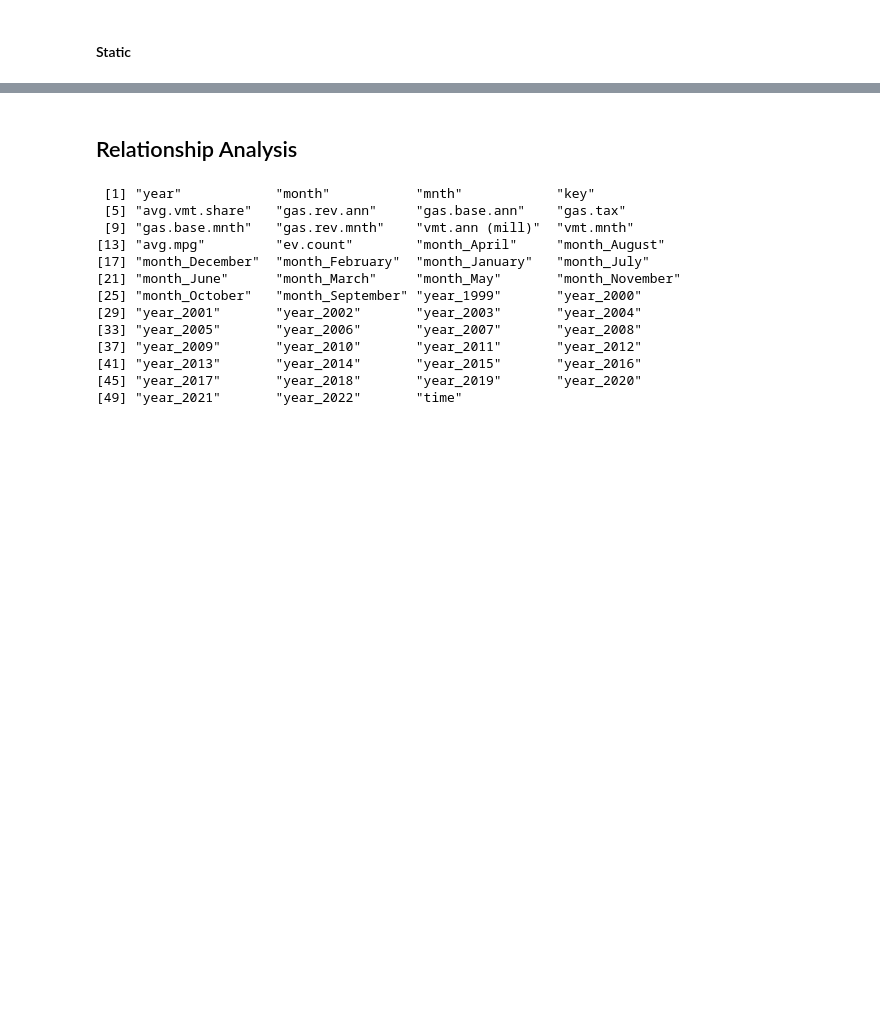
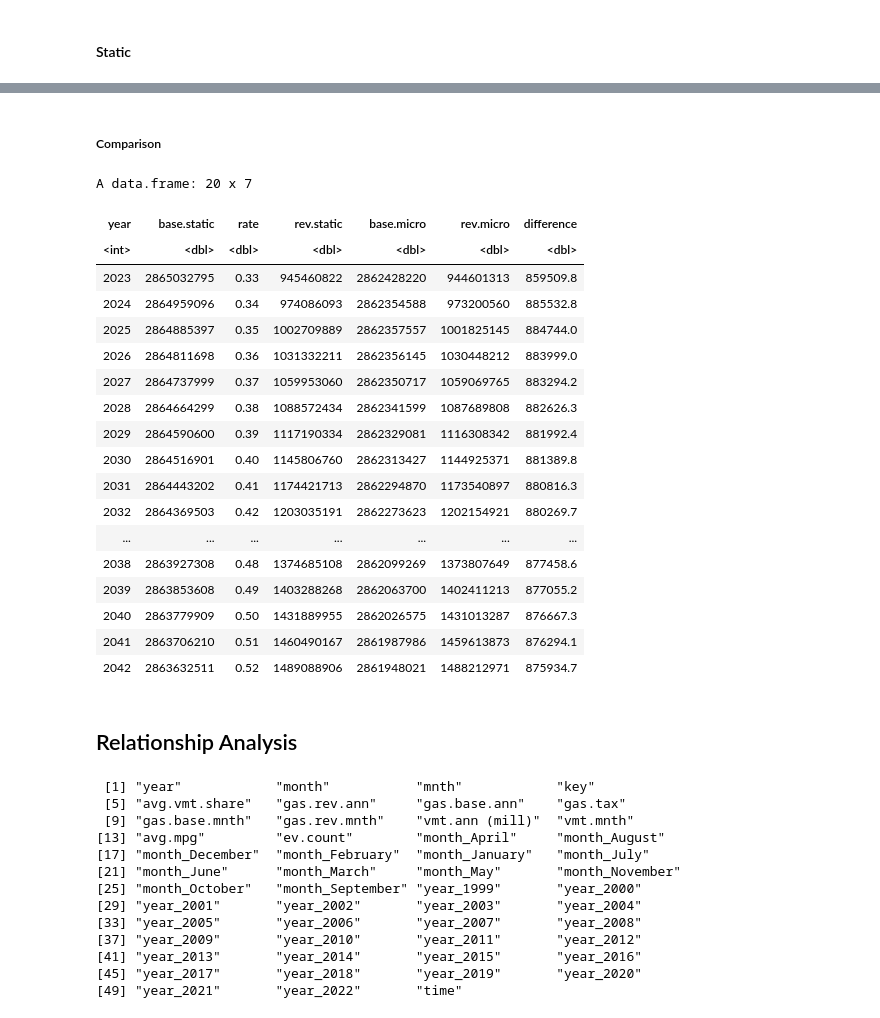
Before and after one commit to n-smalley/f606-Final-Project, a Jupyter notebook: analysis-r.ipynb, the cells around one changed output, grey strips where cells are left out. Saved outputs shown, nothing was run; the diff lists cells and outputs as text; code cells hidden in the pictures; blank space fills up the shorter version.

```diff
--- a/analysis-r.ipynb
+++ b/analysis-r.ipynb
@@ -145,3 +379,37 @@ share.mnth$ev.hat = ev.m$coefficients[[1]] + ev.m$coefficients[[2]]*(share.mnth$
+# %% [markdown]
+##### Comparison
+# %%
+scoreg.fc = data.frame(year = c(rep(2023:2042,12)))
+scoreg.fc = data.frame(year = c(scoreg.fc[order(scoreg.fc$year),]))
+scoreg.fc$base.static = 1
+scoreg.fc = aggregate(base.static ~ year, scoreg.fc,sum)
+scoreg.fc$base.static = staticg.fc$gas.base
+scoreg.fc$rate = staticg.fc$rate
+scoreg.fc$rev.static = staticg.fc$rev.static
+scoreg.fc$base.micro = microg.fc$base.micro
+scoreg.fc$rev.micro = microg.fc$rev.micro
+scoreg.fc$difference = scoreg.fc$rev.static-scoreg.fc$rev.micro
+scoreg.fc
+# %% [output]
+A data.frame: 20 x 7
+| year | base.static | rate | rev.static | base.micro | rev.micro | difference |
+| <int> | <dbl> | <dbl> | <dbl> | <dbl> | <dbl> | <dbl> |
+| 2023 | 2865032795 | 0.33 | 945460822 | 2862428220 | 944601313 | 859509.8 |
+| 2024 | 2864959096 | 0.34 | 974086093 | 2862354588 | 973200560 | 885532.8 |
+| 2025 | 2864885397 | 0.35 | 1002709889 | 2862357557 | 1001825145 | 884744.0 |
+| 2026 | 2864811698 | 0.36 | 1031332211 | 2862356145 | 1030448212 | 883999.0 |
+| 2027 | 2864737999 | 0.37 | 1059953060 | 2862350717 | 1059069765 | 883294.2 |
+| 2028 | 2864664299 | 0.38 | 1088572434 | 2862341599 | 1087689808 | 882626.3 |
+| 2029 | 2864590600 | 0.39 | 1117190334 | 2862329081 | 1116308342 | 881992.4 |
+| 2030 | 2864516901 | 0.40 | 1145806760 | 2862313427 | 1144925371 | 881389.8 |
+| 2031 | 2864443202 | 0.41 | 1174421713 | 2862294870 | 1173540897 | 880816.3 |
+| 2032 | 2864369503 | 0.42 | 1203035191 | 2862273623 | 1202154921 | 880269.7 |
+| ... | ... | ... | ... | ... | ... | ... |
+| 2038 | 2863927308 | 0.48 | 1374685108 | 2862099269 | 1373807649 | 877458.6 |
+| 2039 | 2863853608 | 0.49 | 1403288268 | 2862063700 | 1402411213 | 877055.2 |
+| 2040 | 2863779909 | 0.50 | 1431889955 | 2862026575 | 1431013287 | 876667.3 |
+| 2041 | 2863706210 | 0.51 | 1460490167 | 2861987986 | 1459613873 | 876294.1 |
+| 2042 | 2863632511 | 0.52 | 1489088906 | 2861948021 | 1488212971 | 875934.7 |
 # %% [markdown]
 ## Relationship Analysis
 # %%
```
Also changed, not shown: parts of 50 cells of this notebook, 1 other file.
